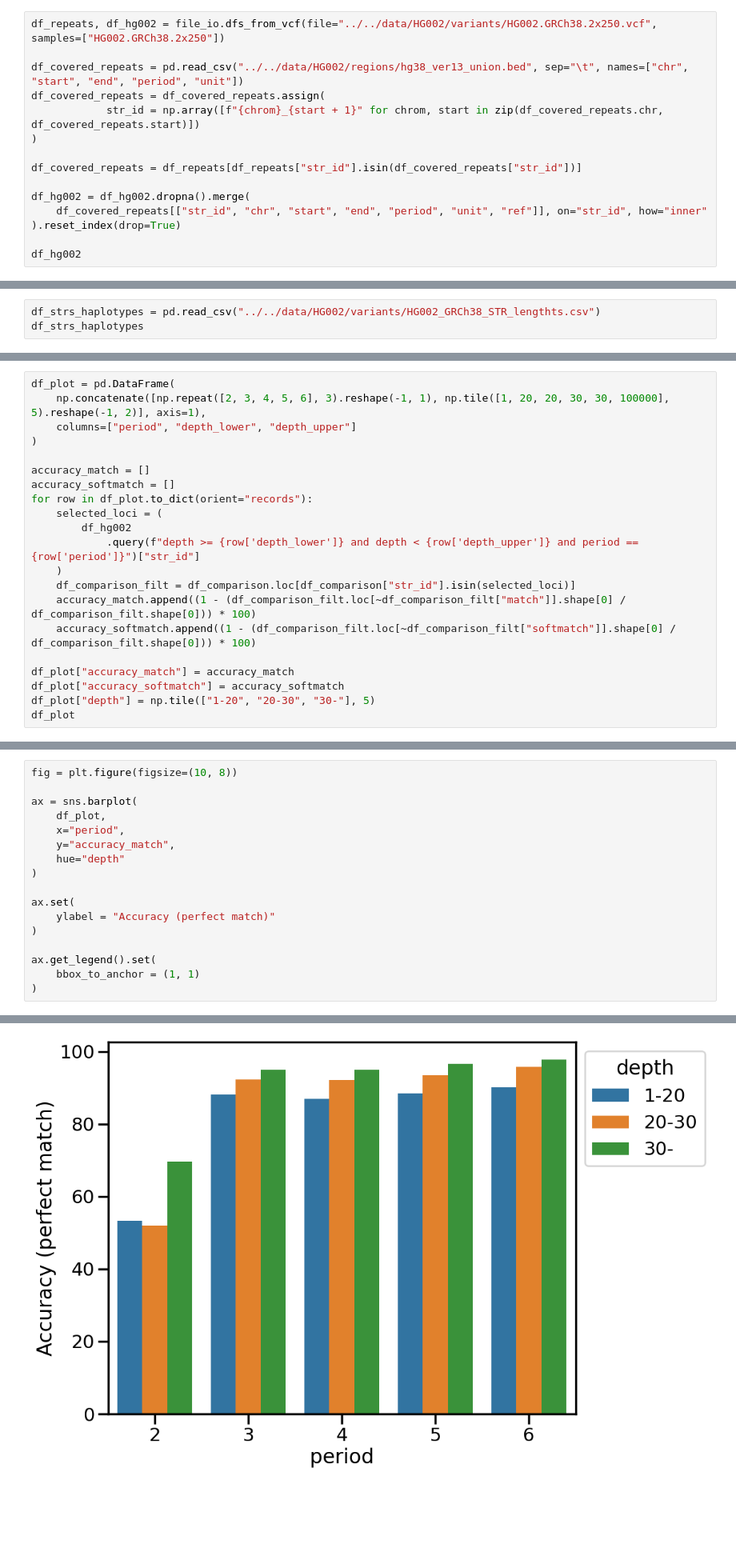
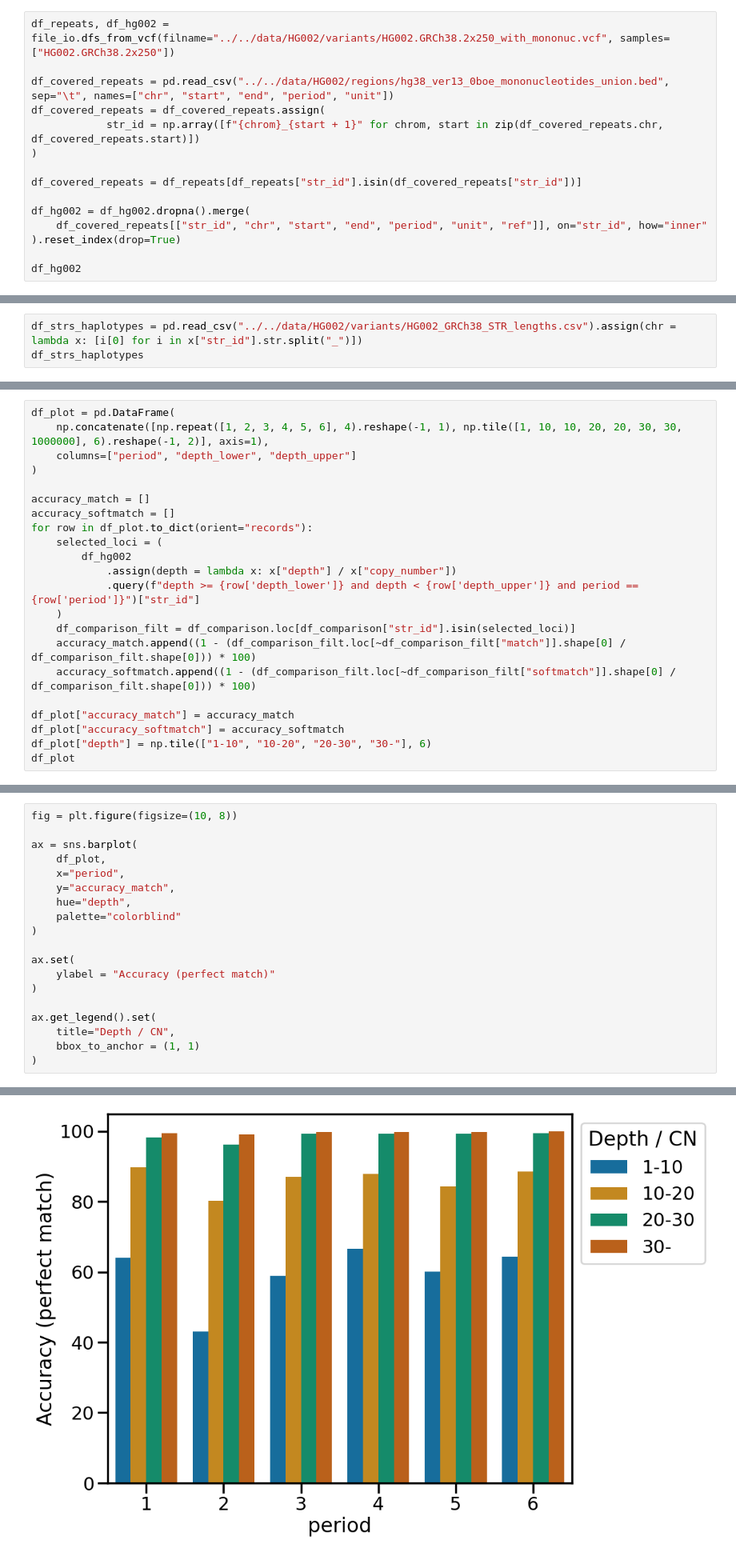
Before and after one commit to acg-team/ConSTRain-analyses, a Jupyter notebook: analyses/HG002/2024-03-04_haplotypes_vs_illumina.ipynb, the cells around one changed output, grey strips where cells are left out. Shown at 80% size. Saved outputs shown, nothing was run; the diff lists cells and outputs as text; blank space fills up the shorter version.

Commit message:
Repeated STR calling accuracry analysis with mononucleotide-extended panel

```diff
--- a/analyses/HG002/2024-03-04_haplotypes_vs_illumina.ipynb
+++ b/analyses/HG002/2024-03-04_haplotypes_vs_illumina.ipynb
@@ -14,9 +14,9 @@ from multicopy_STR_genotyping import file_io
 sns.set_context("poster")
 %matplotlib inline
 # %%
-df_repeats, df_hg002 = file_io.dfs_from_vcf(file="../../data/HG002/variants/HG002.GRCh38.2x250.vcf", samples=["HG002.GRCh38.2x250"])
+df_repeats, df_hg002 = file_io.dfs_from_vcf(filname="../../data/HG002/variants/HG002.GRCh38.2x250_with_mononuc.vcf", samples=["HG002.GRCh38.2x250"])
 
-df_covered_repeats = pd.read_csv("../../data/HG002/regions/hg38_ver13_union.bed", sep="\t", names=["chr", "start", "end", "period", "unit"])
+df_covered_repeats = pd.read_csv("../../data/HG002/regions/hg38_ver13_0boe_mononucleotides_union.bed", sep="\t", names=["chr", "start", "end", "period", "unit"])
 df_covered_repeats = df_covered_repeats.assign(
             str_id = np.array([f"{chrom}_{start + 1}" for chrom, start in zip(df_covered_repeats.chr, df_covered_repeats.start)])
 )
@@ -45,5 +45,5 @@ df_hg002
 # %%
-df_strs_haplotypes = pd.read_csv("../../data/HG002/variants/HG002_GRCh38_STR_lengthts.csv")
+df_strs_haplotypes = pd.read_csv("../../data/HG002/variants/HG002_GRCh38_STR_lengths.csv").assign(chr = lambda x: [i[0] for i in x["str_id"].str.split("_")])
 df_strs_haplotypes
 # %% [output]
 |  | str_id | region_len_ref | region_len_mat | region_len_pat | chr |
@@ -177,6 +177,6 @@ Overall accuracy (softmatch): 91.40708981579641
 # %%
 df_plot = pd.DataFrame(
-    np.concatenate([np.repeat([2, 3, 4, 5, 6], 3).reshape(-1, 1), np.tile([1, 20, 20, 30, 30, 100000], 5).reshape(-1, 2)], axis=1),
+    np.concatenate([np.repeat([1, 2, 3, 4, 5, 6], 4).reshape(-1, 1), np.tile([1, 10, 10, 20, 20, 30, 30, 1000000], 6).reshape(-1, 2)], axis=1),
     columns=["period", "depth_lower", "depth_upper"]
 )
 
@@ -185,6 +185,7 @@ accuracy_softmatch = []
 for row in df_plot.to_dict(orient="records"):
     selected_loci = (
         df_hg002
+            .assign(depth = lambda x: x["depth"] / x["copy_number"])
             .query(f"depth >= {row['depth_lower']} and depth < {row['depth_upper']} and period == {row['period']}")["str_id"]
     )
     df_comparison_filt = df_comparison.loc[df_comparison["str_id"].isin(selected_loci)]
@@ -193,7 +194,7 @@ for row in df_plot.to_dict(orient="records"):
 
 df_plot["accuracy_match"] = accuracy_match
 df_plot["accuracy_softmatch"] = accuracy_softmatch
-df_plot["depth"] = np.tile(["1-20", "20-30", "30-"], 5)
+df_plot["depth"] = np.tile(["1-10", "10-20", "20-30", "30-"], 6)
 df_plot
 # %% [output]
 |  | period | depth_lower | depth_upper | accuracy_match | accuracy_softmatch | depth |
@@ -219,7 +221,8 @@ ax = sns.barplot(
     df_plot,
     x="period",
     y="accuracy_match",
-    hue="depth"
+    hue="depth",
+    palette="colorblind"
 )
 
 ax.set(
@@ -227,6 +230,7 @@ ax.set(
 )
 
 ax.get_legend().set(
+    title="Depth / CN",
     bbox_to_anchor = (1, 1)
 )
 # %% [output]
@@ -234,2 +238,2 @@ ax.get_legend().set(
-[figure, old version]
+[figure, new version]
 # %%
```
Also changed, not shown: parts of 19 cells of this notebook, 2 other files.
